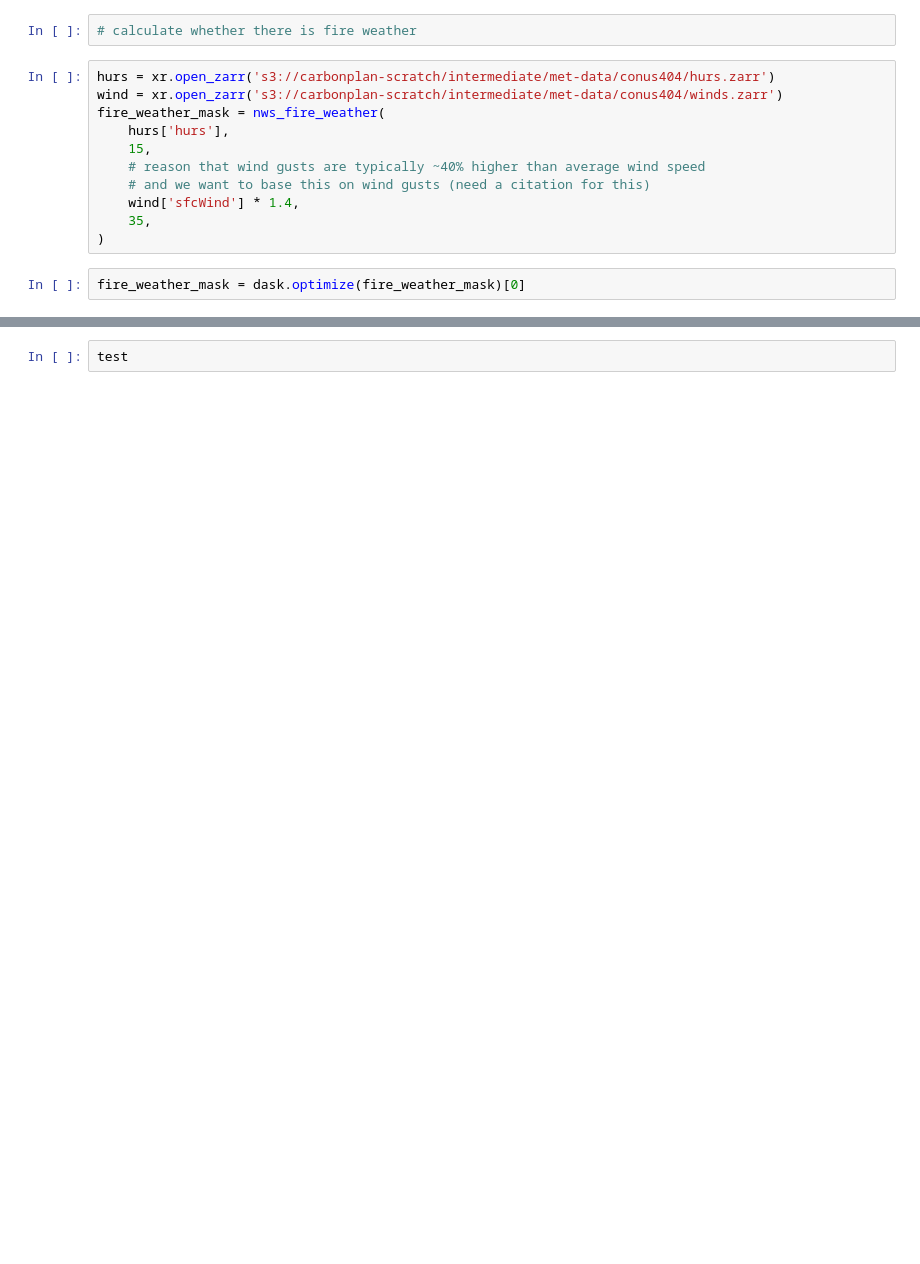
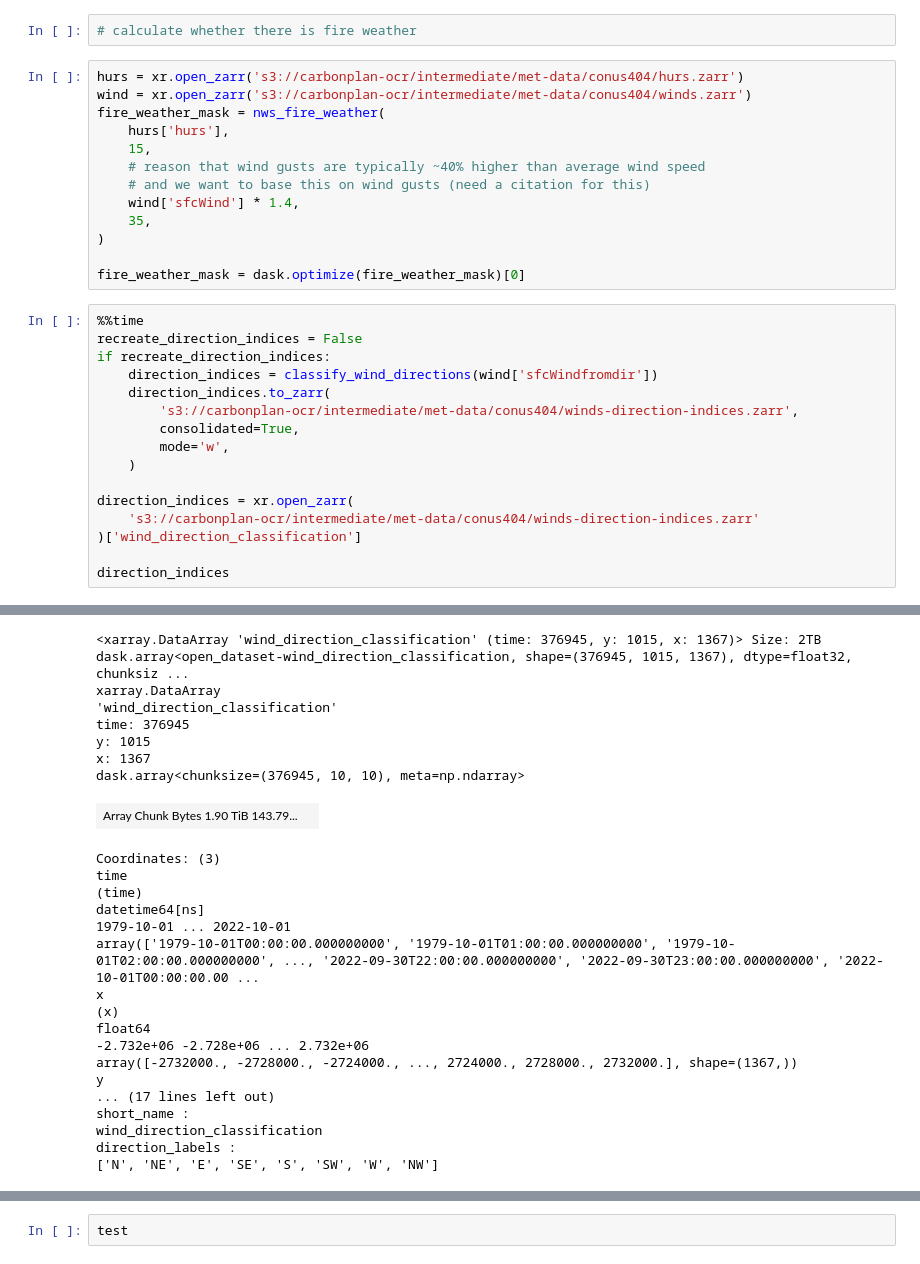
Before and after one commit to carbonplan/ocr, a Jupyter notebook: notebooks/fire_weather_distribution.ipynb, the cells around one changed output, grey strips where cells are left out. Saved outputs shown, nothing was run; the diff lists cells and outputs as text; blank space fills up the shorter version.

```diff
--- a/notebooks/fire_weather_distribution.ipynb
+++ b/notebooks/fire_weather_distribution.ipynb
@@ -108,8 +185,8 @@ Wall time: 6min 45s
 # %%
 # calculate whether there is fire weather
 # %%
-hurs = xr.open_zarr('s3://carbonplan-scratch/intermediate/met-data/conus404/hurs.zarr')
-wind = xr.open_zarr('s3://carbonplan-scratch/intermediate/met-data/conus404/winds.zarr')
+hurs = xr.open_zarr('s3://carbonplan-ocr/intermediate/met-data/conus404/hurs.zarr')
+wind = xr.open_zarr('s3://carbonplan-ocr/intermediate/met-data/conus404/winds.zarr')
 fire_weather_mask = nws_fire_weather(
     hurs['hurs'],
     15,
@@ -118,5 +195,22 @@ fire_weather_mask = nws_fire_weather(
     wind['sfcWind'] * 1.4,
     35,
 )
+
+fire_weather_mask = dask.optimize(fire_weather_mask)[0]
-# %%
-fire_weather_mask = dask.optimize(fire_weather_mask)[0]
+# %%
+%%time
+recreate_direction_indices = False
+if recreate_direction_indices:
+    direction_indices = classify_wind_directions(wind['sfcWindfromdir'])
+    direction_indices.to_zarr(
+        's3://carbonplan-ocr/intermediate/met-data/conus404/winds-direction-indices.zarr',
+        consolidated=True,
+        mode='w',
+    )
+
+direction_indices = xr.open_zarr(
+    's3://carbonplan-ocr/intermediate/met-data/conus404/winds-direction-indices.zarr'
+)['wind_direction_classification']
+
+direction_indices
+# %% [output]
@@ -123,2 +219,27 @@ fire_weather_mask = dask.optimize(fire_weather_mask)[0]
+<xarray.DataArray 'wind_direction_classification' (time: 376945, y: 1015, x: 1367)> Size: 2TB dask.array<open_dataset-wind_direction_classification, shape=(376945, 1015, 1367), dtype=float32, chunksiz ...
+xarray.DataArray
+'wind_direction_classification'
+time: 376945
+y: 1015
+x: 1367
+dask.array<chunksize=(376945, 10, 10), meta=np.ndarray>
+| Array Chunk Bytes 1.90 TiB 143.79... |  |
+Coordinates: (3)
+time
+(time)
+datetime64[ns]
+1979-10-01 ... 2022-10-01
+array(['1979-10-01T00:00:00.000000000', '1979-10-01T01:00:00.000000000', '1979-10-01T02:00:00.000000000', ..., '2022-09-30T22:00:00.000000000', '2022-09-30T23:00:00.000000000', '2022-10-01T00:00:00.00 ...
+x
+(x)
+float64
+-2.732e+06 -2.728e+06 ... 2.732e+06
+array([-2732000., -2728000., -2724000., ..., 2724000., 2728000., 2732000.], shape=(1367,))
+y
+... (17 lines left out)
+short_name :
+wind_direction_classification
+direction_labels :
+['N', 'NE', 'E', 'SE', 'S', 'SW', 'W', 'NW']
 # %%
 %%time
```
Also changed, not shown: parts of 16 cells of this notebook, 1 other file.
